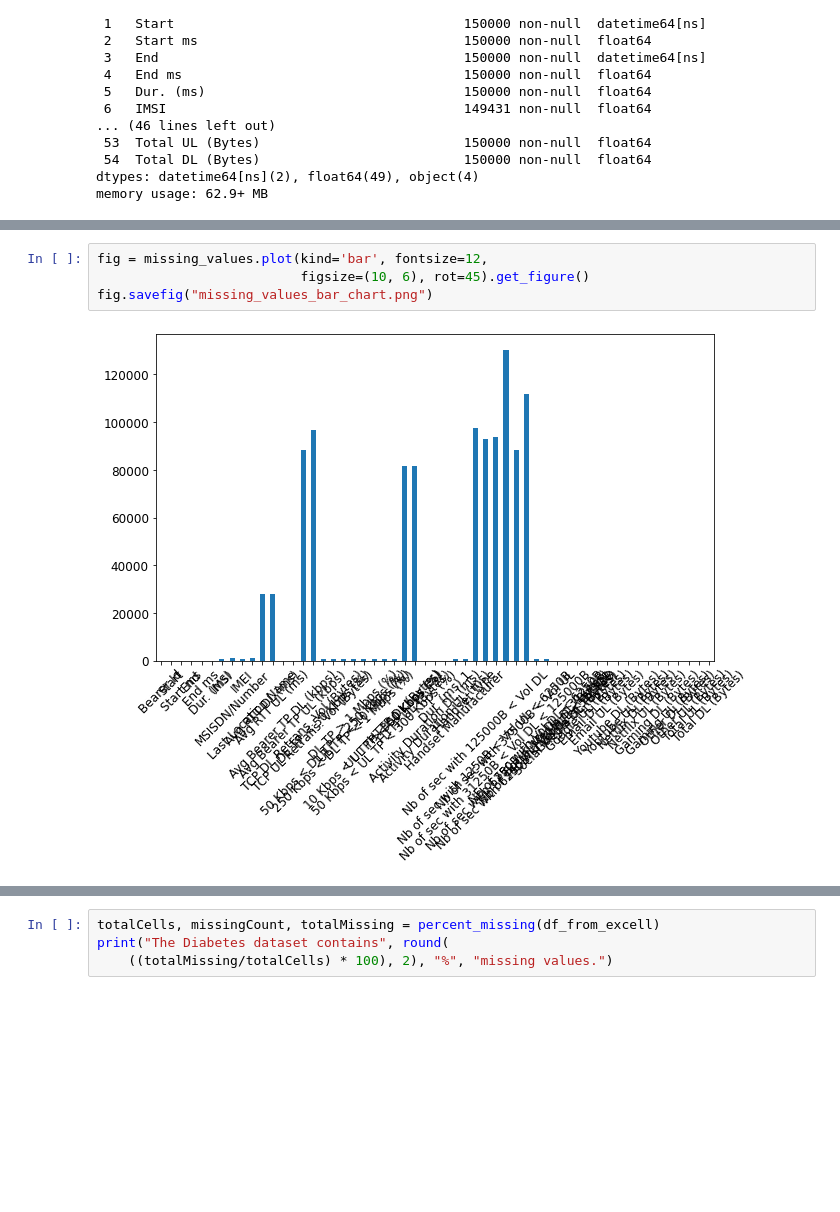
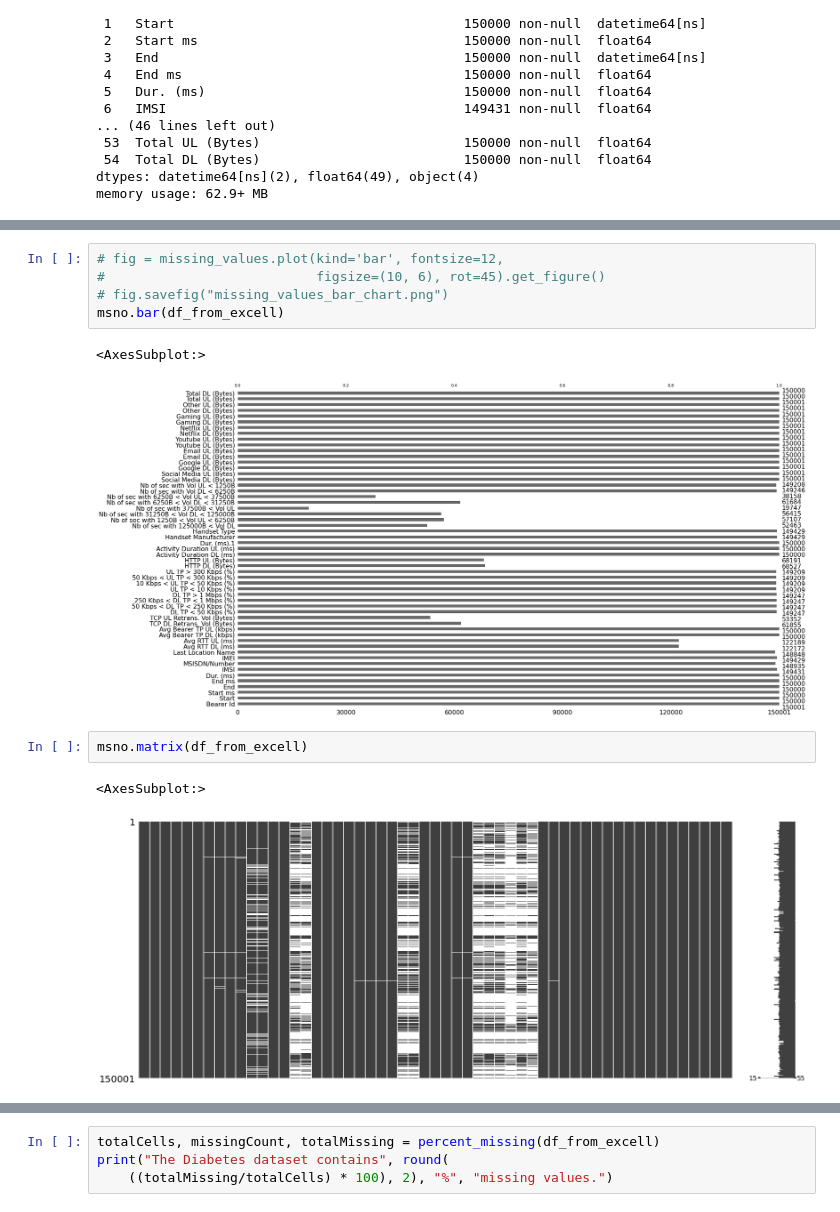
Before and after one commit to degagawolde/User-Analytics-Telecommunication-Industry, a Jupyter notebook: notebook/Data-Cleaning-Transforming-Extraction.ipynb, the cells around one changed output, grey strips where cells are left out. Cells and saved outputs as stored; diff of their text form; blank space fills up the shorter version.

Commit message:
missing value percentage

```diff
--- a/notebook/Data-Cleaning-Transforming-Extraction.ipynb
+++ b/notebook/Data-Cleaning-Transforming-Extraction.ipynb
@@ -102,6 +110,13 @@ dtype: int64
 # %%
-fig = missing_values.plot(kind='bar', fontsize=12,
-                          figsize=(10, 6), rot=45).get_figure()
-fig.savefig("missing_values_bar_chart.png")
+# fig = missing_values.plot(kind='bar', fontsize=12,
+#                           figsize=(10, 6), rot=45).get_figure()
+# fig.savefig("missing_values_bar_chart.png")
+msno.bar(df_from_excell)
 # %% [output]
+<AxesSubplot:>
-[figure, old version]
+[figure, new version]
+# %%
+msno.matrix(df_from_excell)
+# %% [output]
+<AxesSubplot:>
+[figure, added]
```
Also changed, not shown: parts of 12 cells of this notebook, 1 other file.
